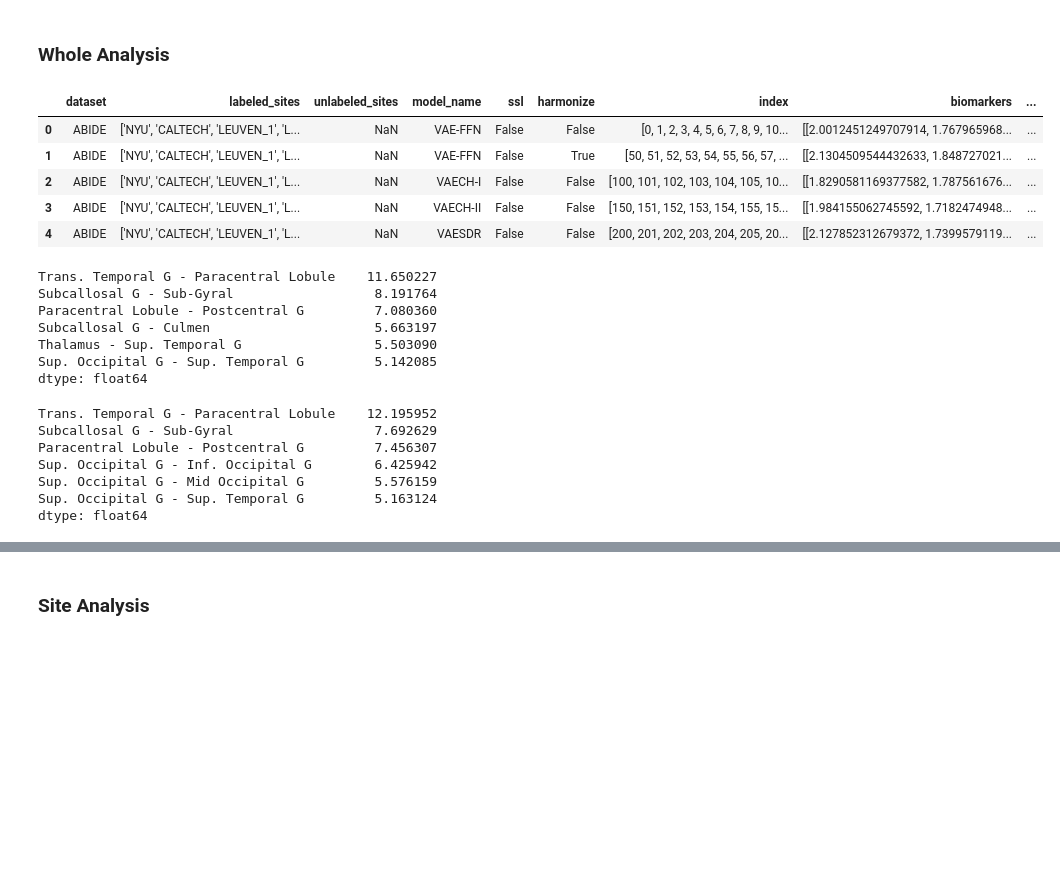
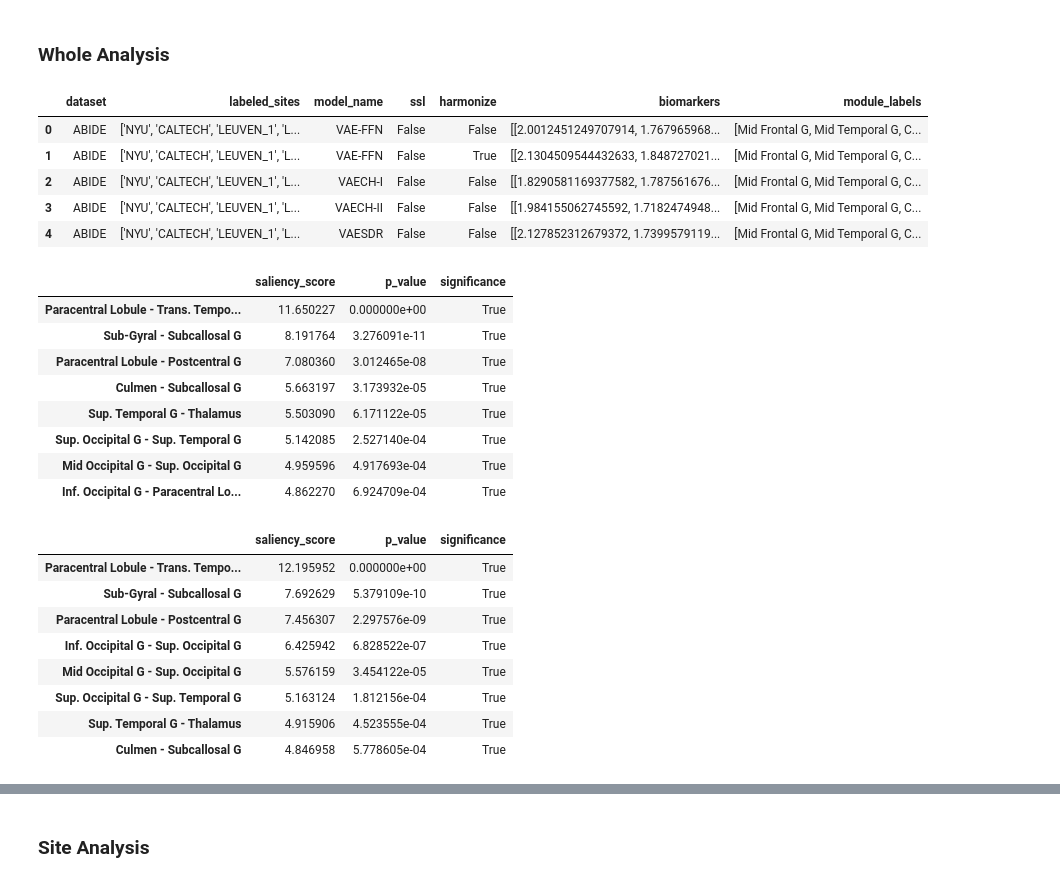
Before and after one commit to weichee98/FYP-SSL, a Jupyter notebook: src/biomarker/biomarker_analysis.ipynb, the cells around one changed output, grey strips where cells are left out. Saved outputs shown, nothing was run; the diff lists cells and outputs as text; code cells hidden in the pictures; blank space fills up the shorter version.

Commit message:
update biomarker analysis notebook

```diff
--- a/src/biomarker/biomarker_analysis.ipynb
+++ b/src/biomarker/biomarker_analysis.ipynb
@@ -69,12 +82,13 @@ def whole_analysis(df):
 ### Whole Analysis
 # %%
 ABIDE_WHOLE_df = pd.read_parquet("../../.archive/ABIDE_WHOLE/biomarkers/biomarkers.parquet")
+ABIDE_WHOLE_df = ABIDE_WHOLE_df.drop(columns=["index", "unlabeled_sites"])
 ABIDE_WHOLE_df
 # %% [output]
-|  | dataset | labeled_sites | unlabeled_sites | model_name | ssl | harmonize | index | biomarkers | ... |
-| 0 | ABIDE | ['NYU', 'CALTECH', 'LEUVEN_1', 'L... | NaN | VAE-FFN | False | False | [0, 1, 2, 3, 4, 5, 6, 7, 8, 9, 10... | [[2.0012451249707914, 1.767965968... | ... |
-| 1 | ABIDE | ['NYU', 'CALTECH', 'LEUVEN_1', 'L... | NaN | VAE-FFN | False | True | [50, 51, 52, 53, 54, 55, 56, 57, ... | [[2.1304509544432633, 1.848727021... | ... |
-| 2 | ABIDE | ['NYU', 'CALTECH', 'LEUVEN_1', 'L... | NaN | VAECH-I | False | False | [100, 101, 102, 103, 104, 105, 10... | [[1.8290581169377582, 1.787561676... | ... |
-| 3 | ABIDE | ['NYU', 'CALTECH', 'LEUVEN_1', 'L... | NaN | VAECH-II | False | False | [150, 151, 152, 153, 154, 155, 15... | [[1.984155062745592, 1.7182474948... | ... |
-| 4 | ABIDE | ['NYU', 'CALTECH', 'LEUVEN_1', 'L... | NaN | VAESDR | False | False | [200, 201, 202, 203, 204, 205, 20... | [[2.127852312679372, 1.7399579119... | ... |
+|  | dataset | labeled_sites | model_name | ssl | harmonize | biomarkers | module_labels |
+| 0 | ABIDE | ['NYU', 'CALTECH', 'LEUVEN_1', 'L... | VAE-FFN | False | False | [[2.0012451249707914, 1.767965968... | [Mid Frontal G, Mid Temporal G, C... |
+| 1 | ABIDE | ['NYU', 'CALTECH', 'LEUVEN_1', 'L... | VAE-FFN | False | True | [[2.1304509544432633, 1.848727021... | [Mid Frontal G, Mid Temporal G, C... |
+| 2 | ABIDE | ['NYU', 'CALTECH', 'LEUVEN_1', 'L... | VAECH-I | False | False | [[1.8290581169377582, 1.787561676... | [Mid Frontal G, Mid Temporal G, C... |
+| 3 | ABIDE | ['NYU', 'CALTECH', 'LEUVEN_1', 'L... | VAECH-II | False | False | [[1.984155062745592, 1.7182474948... | [Mid Frontal G, Mid Temporal G, C... |
+| 4 | ABIDE | ['NYU', 'CALTECH', 'LEUVEN_1', 'L... | VAESDR | False | False | [[2.127852312679372, 1.7399579119... | [Mid Frontal G, Mid Temporal G, C... |
 # %%
@@ -82,22 +96,26 @@ ABIDE_WHOLE_analysis_results = whole_analysis(ABIDE_WHOLE_df)
 # %%
 saliency = ABIDE_WHOLE_analysis_results[Group(dataset="ABIDE", model_name="VAE-FFN", ssl=False, harmonize=False)]
-saliency[saliency > 5.0]
+saliency[saliency["significance"]]
 # %% [output]
-Trans. Temporal G - Paracentral Lobule    11.650227
-Subcallosal G - Sub-Gyral                  8.191764
-Paracentral Lobule - Postcentral G         7.080360
-Subcallosal G - Culmen                     5.663197
-Thalamus - Sup. Temporal G                 5.503090
-Sup. Occipital G - Sup. Temporal G         5.142085
-dtype: float64
+|  | saliency_score | p_value | significance |
+| Paracentral Lobule - Trans. Tempo... | 11.650227 | 0.000000e+00 | True |
+| Sub-Gyral - Subcallosal G | 8.191764 | 3.276091e-11 | True |
+| Paracentral Lobule - Postcentral G | 7.080360 | 3.012465e-08 | True |
+| Culmen - Subcallosal G | 5.663197 | 3.173932e-05 | True |
+| Sup. Temporal G - Thalamus | 5.503090 | 6.171122e-05 | True |
+| Sup. Occipital G - Sup. Temporal G | 5.142085 | 2.527140e-04 | True |
+| Mid Occipital G - Sup. Occipital G | 4.959596 | 4.917693e-04 | True |
+| Inf. Occipital G - Paracentral Lo... | 4.862270 | 6.924709e-04 | True |
 # %%
 saliency = ABIDE_WHOLE_analysis_results[Group(dataset="ABIDE", model_name="VAECH-II", ssl=False, harmonize=False)]
-saliency[saliency > 5.0]
+saliency[saliency["significance"]]
 # %% [output]
-Trans. Temporal G - Paracentral Lobule    12.195952
-Subcallosal G - Sub-Gyral                  7.692629
-Paracentral Lobule - Postcentral G         7.456307
-Sup. Occipital G - Inf. Occipital G        6.425942
-Sup. Occipital G - Mid Occipital G         5.576159
-Sup. Occipital G - Sup. Temporal G         5.163124
-dtype: float64
+|  | saliency_score | p_value | significance |
+| Paracentral Lobule - Trans. Tempo... | 12.195952 | 0.000000e+00 | True |
+| Sub-Gyral - Subcallosal G | 7.692629 | 5.379109e-10 | True |
+| Paracentral Lobule - Postcentral G | 7.456307 | 2.297576e-09 | True |
+| Inf. Occipital G - Sup. Occipital G | 6.425942 | 6.828522e-07 | True |
+| Mid Occipital G - Sup. Occipital G | 5.576159 | 3.454122e-05 | True |
+| Sup. Occipital G - Sup. Temporal G | 5.163124 | 1.812156e-04 | True |
+| Sup. Temporal G - Thalamus | 4.915906 | 4.523555e-04 | True |
+| Culmen - Subcallosal G | 4.846958 | 5.778605e-04 | True |
```
Also changed, not shown: parts of 16 cells of this notebook.
